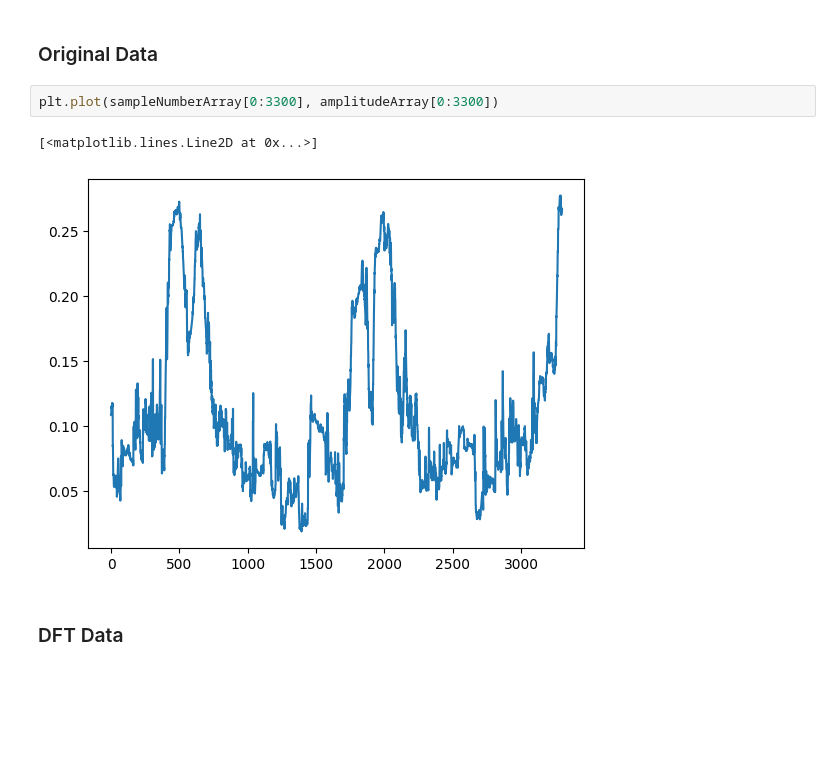
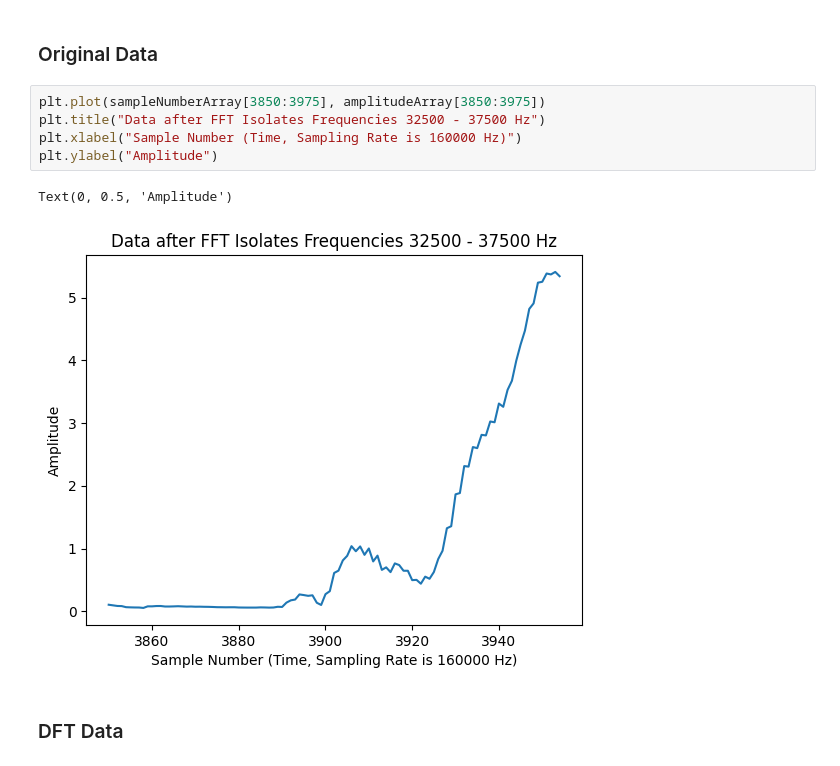
Before and after one commit to AdityaShelke29/robotics_club, a Jupyter notebook: sonar_work/edge_detection.ipynb, the cells around one changed output. Cells and saved outputs as stored; diff of their text form; blank space fills up the shorter version.

```diff
--- a/sonar_work/edge_detection.ipynb
+++ b/sonar_work/edge_detection.ipynb
@@ -264,11 +270,14 @@ pd.DataFrame()
 ## Data Viewed in Detail
 # %% [markdown]
 ### Original Data
-# %%
-plt.plot(sampleNumberArray[0:3300], amplitudeArray[0:3300])
-# %% [output]
-[<matplotlib.lines.Line2D at 0x...>]
-[figure, removed]
+# %%
+plt.plot(sampleNumberArray[3850:3975], amplitudeArray[3850:3975])
+plt.title("Data after FFT Isolates Frequencies 32500 - 37500 Hz")
+plt.xlabel("Sample Number (Time, Sampling Rate is 160000 Hz)")
+plt.ylabel("Amplitude")
+# %% [output]
+Text(0, 0.5, 'Amplitude')
+[figure, added]
 # %% [markdown]
 ### DFT Data
 # %%
```
Also changed, not shown: parts of 6 cells of this notebook.
